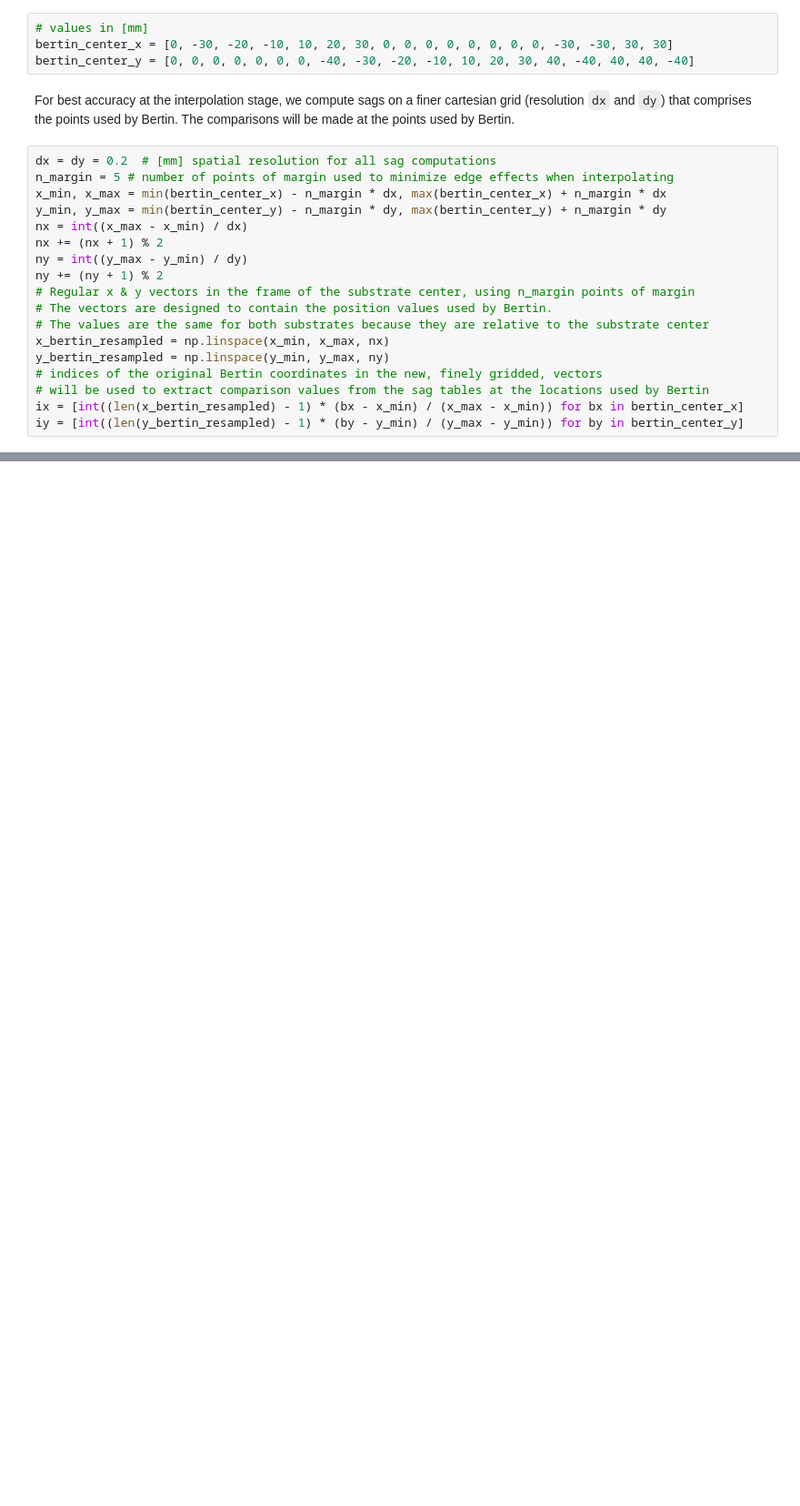
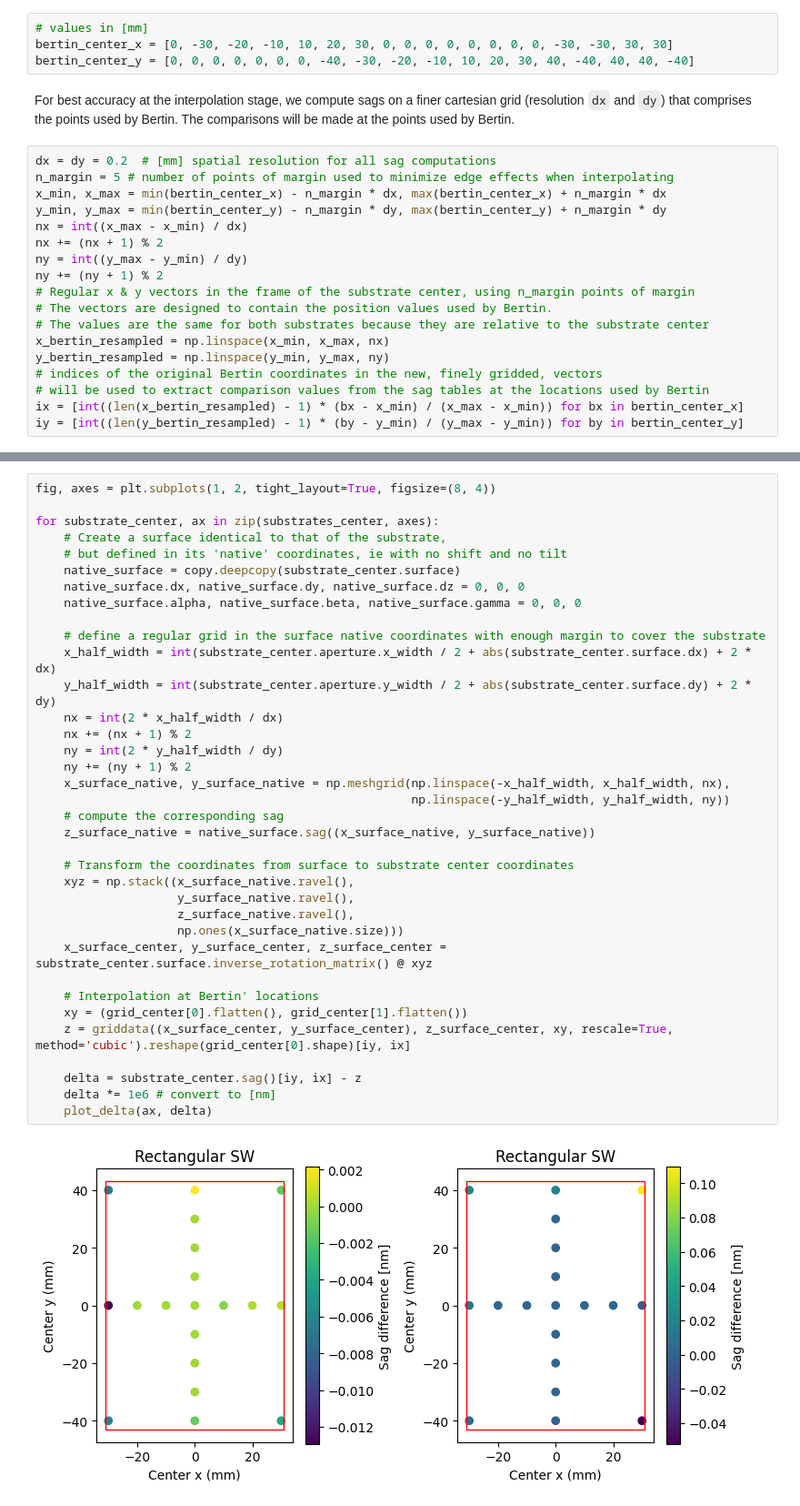
Before and after one commit to frederic-auchere/solar_c, a Jupyter notebook: sag_validation_with_bertin.ipynb, the cells around one changed output, grey strips where cells are left out. Shown at 91% size. Cells and saved outputs as stored; diff of their text form; blank space fills up the shorter version.

```diff
--- a/sag_validation_with_bertin.ipynb
+++ b/sag_validation_with_bertin.ipynb
@@ -236,0 +155,38 @@ ValueError: not enough values to unpack (expected 5, got 4)
+# %%
+fig, axes = plt.subplots(1, 2, tight_layout=True, figsize=(8, 4))
+
+for substrate_center, ax in zip(substrates_center, axes):
+    # Create a surface identical to that of the substrate,
+    # but defined in its 'native' coordinates, ie with no shift and no tilt
+    native_surface = copy.deepcopy(substrate_center.surface)
+    native_surface.dx, native_surface.dy, native_surface.dz = 0, 0, 0
+    native_surface.alpha, native_surface.beta, native_surface.gamma = 0, 0, 0
+
+    # define a regular grid in the surface native coordinates with enough margin to cover the substrate
+    x_half_width = int(substrate_center.aperture.x_width / 2 + abs(substrate_center.surface.dx) + 2 * dx)
+    y_half_width = int(substrate_center.aperture.y_width / 2 + abs(substrate_center.surface.dy) + 2 * dy)
+    nx = int(2 * x_half_width / dx)
+    nx += (nx + 1) % 2
+    ny = int(2 * y_half_width / dy)
+    ny += (ny + 1) % 2
+    x_surface_native, y_surface_native = np.meshgrid(np.linspace(-x_half_width, x_half_width, nx),
+                                                     np.linspace(-y_half_width, y_half_width, ny))
+    # compute the corresponding sag
+    z_surface_native = native_surface.sag((x_surface_native, y_surface_native))
+
+    # Transform the coordinates from surface to substrate center coordinates
+    xyz = np.stack((x_surface_native.ravel(),
+                    y_surface_native.ravel(),
+                    z_surface_native.ravel(),
+                    np.ones(x_surface_native.size)))
+    x_surface_center, y_surface_center, z_surface_center = substrate_center.surface.inverse_rotation_matrix() @ xyz
+
+    # Interpolation at Bertin' locations
+    xy = (grid_center[0].flatten(), grid_center[1].flatten())
+    z = griddata((x_surface_center, y_surface_center), z_surface_center, xy, rescale=True, method='cubic').reshape(grid_center[0].shape)[iy, ix]
+
+    delta = substrate_center.sag()[iy, ix] - z
+    delta *= 1e6 # convert to [nm]
+    plot_delta(ax, delta)
+# %% [output]
+[figure, added]
```
Also changed, not shown: parts of 18 cells of this notebook.
